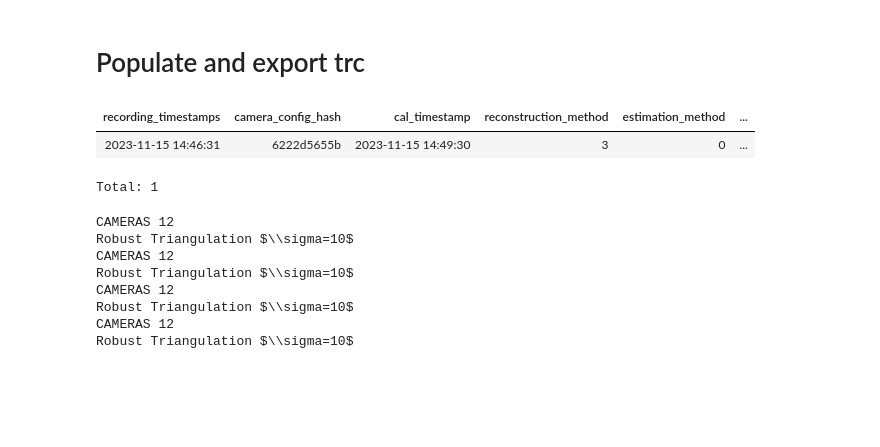
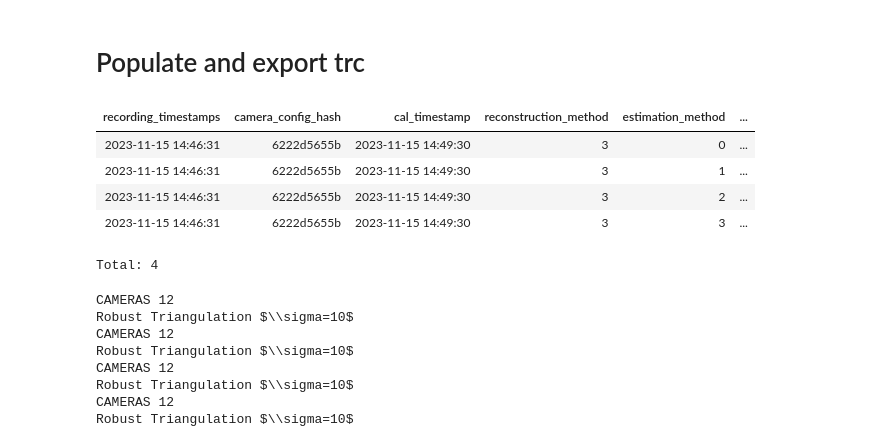
Before and after one commit to Pouyan97/Hand_Detection, a Jupyter notebook: test_dj.ipynb, the cells around one changed output. Drawn from its saved outputs; the diff is of its cells as text; code cells hidden in the pictures; blank space fills up the shorter version.

```diff
--- a/test_dj.ipynb
+++ b/test_dj.ipynb
@@ -48,6 +56,6 @@ len((HandBbox & "detection_method=1").fetch('KEY'))
 72
 # %%
 for k in vid_keys:
-    k['estimation_method'] = 0
+    k['estimation_method'] = 4
 len(vid_keys)
 # %% [output]
@@ -176,19 +183,22 @@ Total: 12
 # %%
 participant_idx = 1
 participant_id="m002"
 participant_videos = (Recording & f'participant_id="m002"').fetch('KEY')[participant_idx]
 reconstruction_method = 3
 
-key = (CalibratedRecording &  participant_videos).fetch('KEY')
-for k in key:
+keyss = (CalibratedRecording &  participant_videos).fetch('KEY')
+for k in keyss:
     k['reconstruction_method']= reconstruction_method
-    k['estimation_method']=0
+    # k['estimation_method']=0
     k['detection_method']=1
-(HandPoseReconstruction & key)
+(HandPoseReconstruction & keyss)
 # %% [output]
 | recording_timestamps | camera_config_hash | cal_timestamp | reconstruction_method | estimation_method | ... |
 | 2023-11-15 14:46:31 | 6222d5655b | 2023-11-15 14:49:30 | 3 | 0 | ... |
+| 2023-11-15 14:46:31 | 6222d5655b | 2023-11-15 14:49:30 | 3 | 1 | ... |
+| 2023-11-15 14:46:31 | 6222d5655b | 2023-11-15 14:49:30 | 3 | 2 | ... |
+| 2023-11-15 14:46:31 | 6222d5655b | 2023-11-15 14:49:30 | 3 | 3 | ... |
-Total: 1
+Total: 4
 # %%
 
 # HandPoseReconstructionMethod.insert(key,skip_duplicates=True)
```
Also changed, not shown: parts of 14 cells of this notebook, 3 other files.
